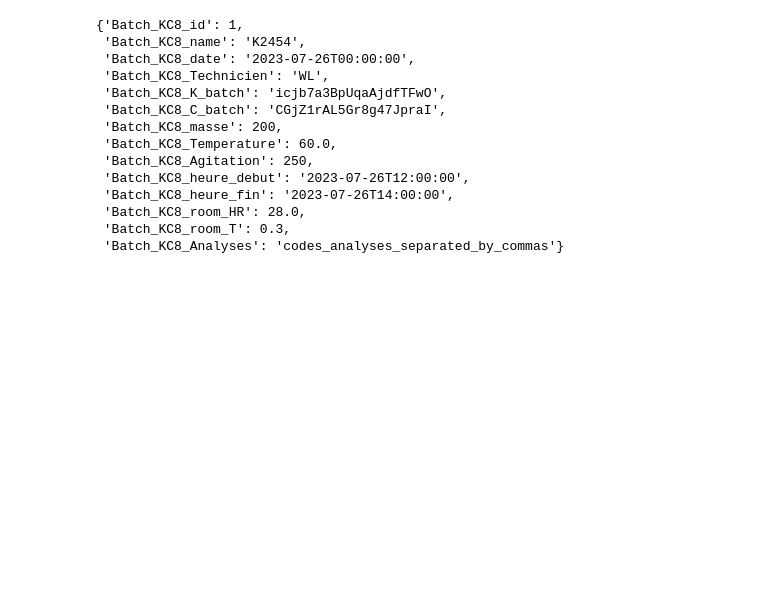
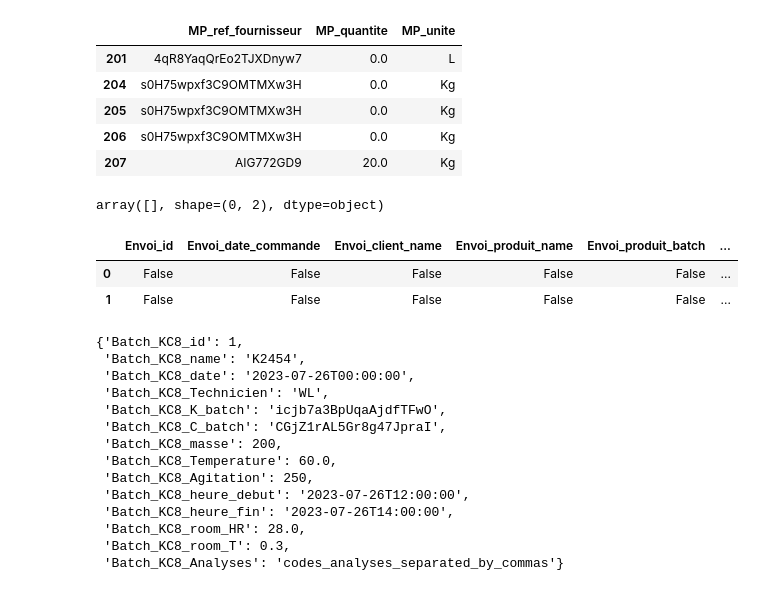
Before and after one commit to RCaz33/Digital_production-line, a Jupyter notebook: test_api.ipynb, the cells around one changed output. Saved outputs shown, nothing was run; the diff lists cells and outputs as text; code cells hidden in the pictures; blank space fills up the shorter version.

```diff
--- a/test_api.ipynb
+++ b/test_api.ipynb
@@ -6,3 +51,23 @@ import json
+# %%
+MP.loc[MP.MP_nom=='Carbone',['MP_ref_fournisseur','MP_quantite','MP_unite']]
+# %% [output]
+|  | MP_ref_fournisseur | MP_quantite | MP_unite |
+| 201 | 4qR8YaqQrEo2TJXDnyw7 | 0.0 | L |
+| 204 | s0H75wpxf3C9OMTMXw3H | 0.0 | Kg |
+| 205 | s0H75wpxf3C9OMTMXw3H | 0.0 | Kg |
+| 206 | s0H75wpxf3C9OMTMXw3H | 0.0 | Kg |
+| 207 | AIG772GD9 | 20.0 | Kg |
+# %%
+Envois_all=pd.DataFrame(response.json())
+Envois_all.loc[Envois_all.Envoi_produit_batch.isnull(),['Envoi_produit_name','Envoi_produit_Qte']].values
+# %% [output]
+array([], shape=(0, 2), dtype=object)
+# %%
+Envois_all.isnull()
+# %% [output]
+|  | Envoi_id | Envoi_date_commande | Envoi_client_name | Envoi_produit_name | Envoi_produit_batch | ... |
+| 0 | False | False | False | False | False | ... |
+| 1 | False | False | False | False | False | ... |
 # %%
 response = requests.get('http://127.0.0.1:8000/KC8/name/K2454')
 response.json()
```
Also changed, not shown: parts of 11 cells of this notebook, 59 other files.
